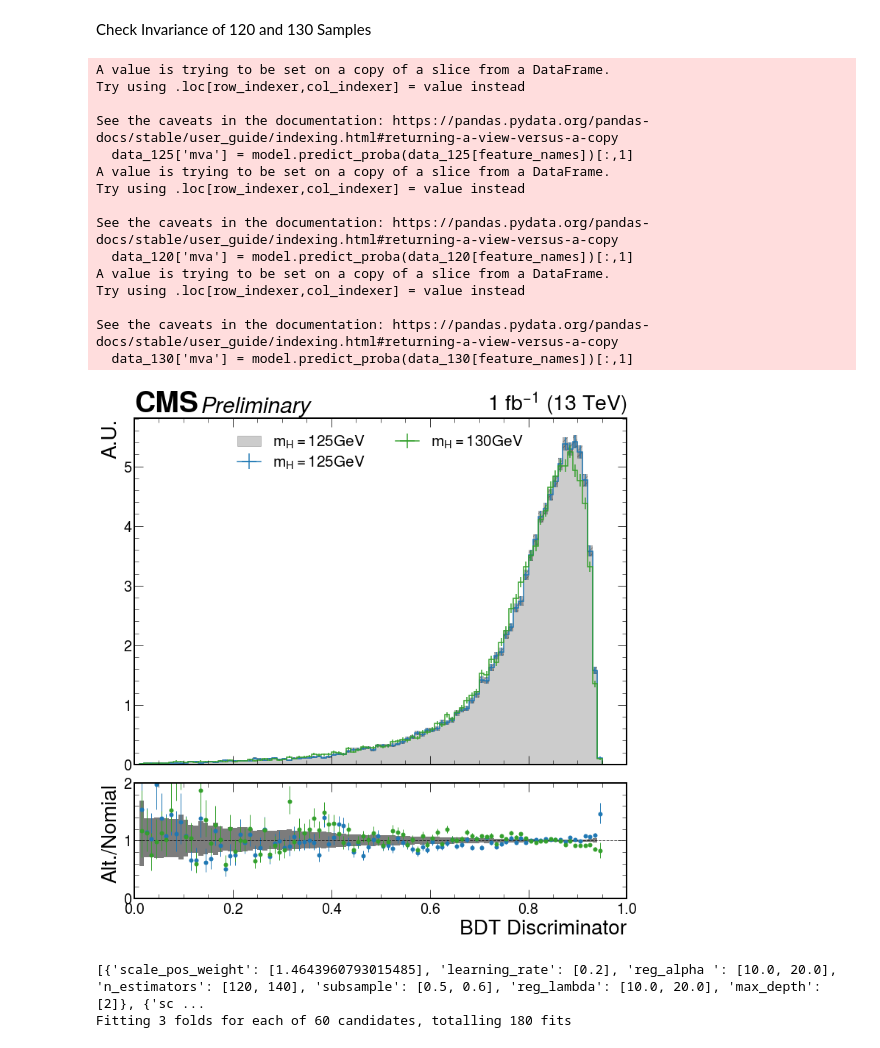
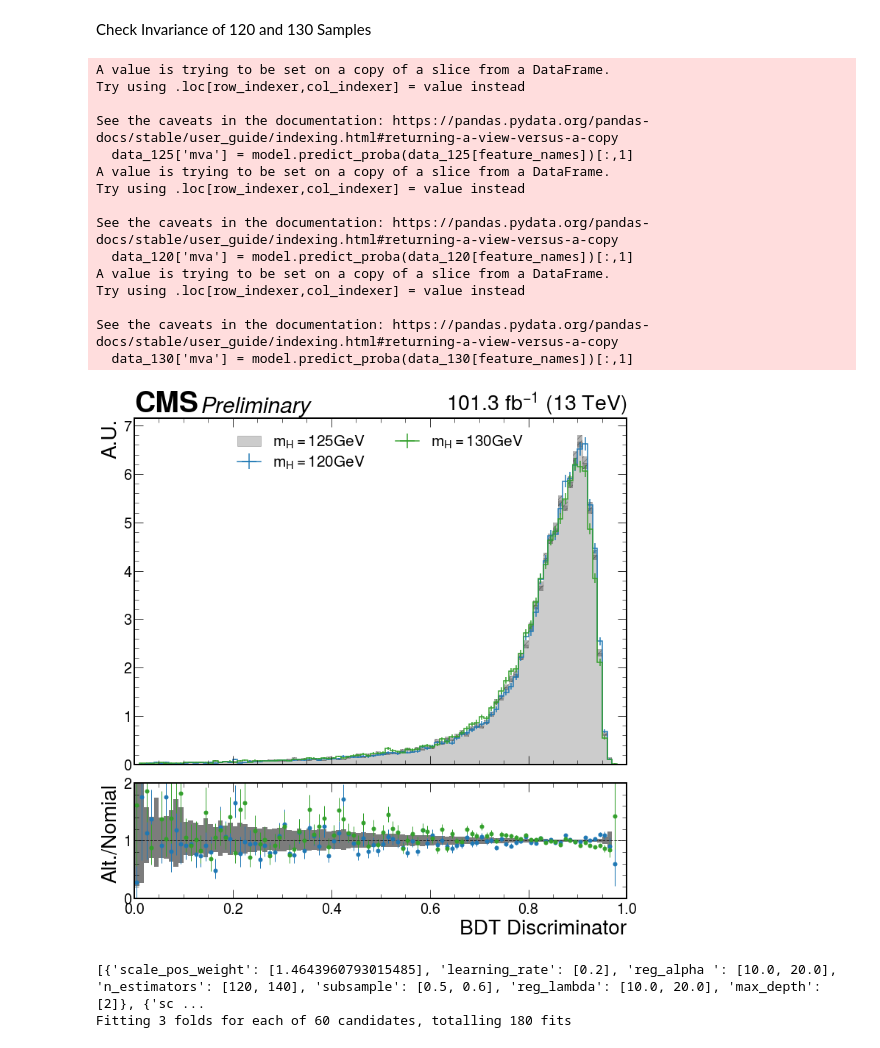
Before and after one commit to kawaho/XGBoost-for-HtoEMu, a Jupyter notebook: training.ipynb, the cells around one changed output. Cells and saved outputs as stored; diff of their text form; code cells hidden in the pictures.

```diff
--- a/training.ipynb
+++ b/training.ipynb
@@ -33,7 +38,7 @@ var_dict = [{}, {}, {}]
 df = []
 for year in years:
   print(f'Processing {year}')
-  result = load(f"../results/{year}/makeDF/output_alt.coffea")
+  result = load(f"../results/{year}/makeDF/output.coffea")
   if isinstance(result,tuple):
       result = result[0]
   for varName in result:
@@ -115,11 +120,11 @@ Total Bkg Training weights Total Sig Training weights
 # %%
-feature_names = ['e_met_mT', 'm_met_mT', 'mpt_Per_e_m_Mass', 'ept_Per_e_m_Mass', 'empt', 'met', 'DeltaR_e_m', 'emEta'] #, 'e_m_PZeta'
+feature_names = ['e_met_mT', 'm_met_mT', 'mpt_Per_e_m_Mass', 'ept_Per_e_m_Mass', 'empt', 'met', 'DeltaEta_e_m', 'emEta', 'pZeta15'] #'pZeta', 'pZetaVis']
 #feature_names = ['e_met_mT', 'm_met_mT', 'mpt_Per_e_m_Mass', 'ept_Per_e_m_Mass', 'empt', 'met', 'DeltaR_e_m', 'emEta', 'j1pt', 'DeltaR_j1_em', 'j1Eta'] #, 'R_pT'
 #feature_names = ['mpt_Per_e_m_Mass', 'ept_Per_e_m_Mass', 'empt', 'met', 'DeltaR_e_m', 'emEta', 'j1pt', 'j1Eta', 'Rpt', 'j2pt', 'j2Eta', 'DeltaEta_j1_j2', 'pt_cen_Deltapt', 'j1_j2_mass', 'DeltaR_em_j1j2', 'Zeppenfeld_DeltaEta', 'DeltaPhi_j1_j2', 'DeltaR_j1_j2'] # 'Zeppenfeld_DeltaEta'
 # %%
 # Train with the default model to select features
 tic = time.time()
-model = xgb.XGBClassifier(n_jobs=nthreads, scale_pos_weight=sig_to_bkg_ratio, early_stopping_rounds=10, learning_rate=0.1, max_depth=3, seed=123)
+model = xgb.XGBClassifier(n_jobs=nthreads, scale_pos_weight=sig_to_bkg_ratio, early_stopping_rounds=10, max_depth=3, learning_rate=0.2)#, learning_rate=0.1, max_depth=3, seed=123)
 model.fit(X_train[feature_names], y_train, sample_weight=X_train['absweight'], eval_set = [(X_train[feature_names], y_train), (X_test[feature_names], y_test)], eval_metric='auc', sample_weight_eval_set = [X_train['absweight'], X_test['absweight']], verbose=False)
 toc = time.time()
 print("Time spent on training %s"%str(timedelta(seconds=toc - tic)))
@@ -508,7 +502,7 @@ from cycler import cycler
 colors = ['#1f78b4','#33a02c']
 ax.set_prop_cycle(cycler(color=colors))
 
-hist.plot1d(h_mass[:,['$m_{H}=125$GeV', '$m_{H}=130$GeV']], ax=ax, clear=False)
+hist.plot1d(h_mass[:,['$m_{H}=120$GeV', '$m_{H}=130$GeV']], ax=ax, clear=False)
 ax.set_xlabel(None)
 
 leg = ax.legend(fontsize='x-small', labelspacing=0.25, ncol=2, loc=9)
@@ -550,35 +544,35 @@ hist.plotratio(
     guide_opts={},
     unc='num',
     clear=False
 )
 
 rax.set_xlim(0, 1)
 rax.set_ylim(0, 2)
 rax.set_ylabel("Alt./Nomial", loc='center')
 
-lumi = mplhep.cms.label(ax=ax, lumi=1, label="Preliminary", data=1)
+lumi = mplhep.cms.label(ax=ax, lumi=41.5+59.8, label="Preliminary", data=1)
 
 # plt.text(0.5, 15, f'$\chi^{2}$ p-value for background (signal) = {p_bkg:.3f} ({p_sig:.3f})',
 #          fontsize=20,
 #          horizontalalignment='center',
 #          verticalalignment='top')
 # %% [output]
 A value is trying to be set on a copy of a slice from a DataFrame.
 Try using .loc[row_indexer,col_indexer] = value instead
 
 See the caveats in the documentation: https://pandas.pydata.org/pandas-docs/stable/user_guide/indexing.html#returning-a-view-versus-a-copy
   data_125['mva'] = model.predict_proba(data_125[feature_names])[:,1]
 A value is trying to be set on a copy of a slice from a DataFrame.
 Try using .loc[row_indexer,col_indexer] = value instead
 
 See the caveats in the documentation: https://pandas.pydata.org/pandas-docs/stable/user_guide/indexing.html#returning-a-view-versus-a-copy
   data_120['mva'] = model.predict_proba(data_120[feature_names])[:,1]
 A value is trying to be set on a copy of a slice from a DataFrame.
 Try using .loc[row_indexer,col_indexer] = value instead
 
 See the caveats in the documentation: https://pandas.pydata.org/pandas-docs/stable/user_guide/indexing.html#returning-a-view-versus-a-copy
   data_130['mva'] = model.predict_proba(data_130[feature_names])[:,1]
-[figure, old version]
+[figure, new version]
 # %%
 # Hyperparameter optimization using RandomizedSearchCV
 
```
Also changed, not shown: parts of 10 cells of this notebook, 5 other files.
